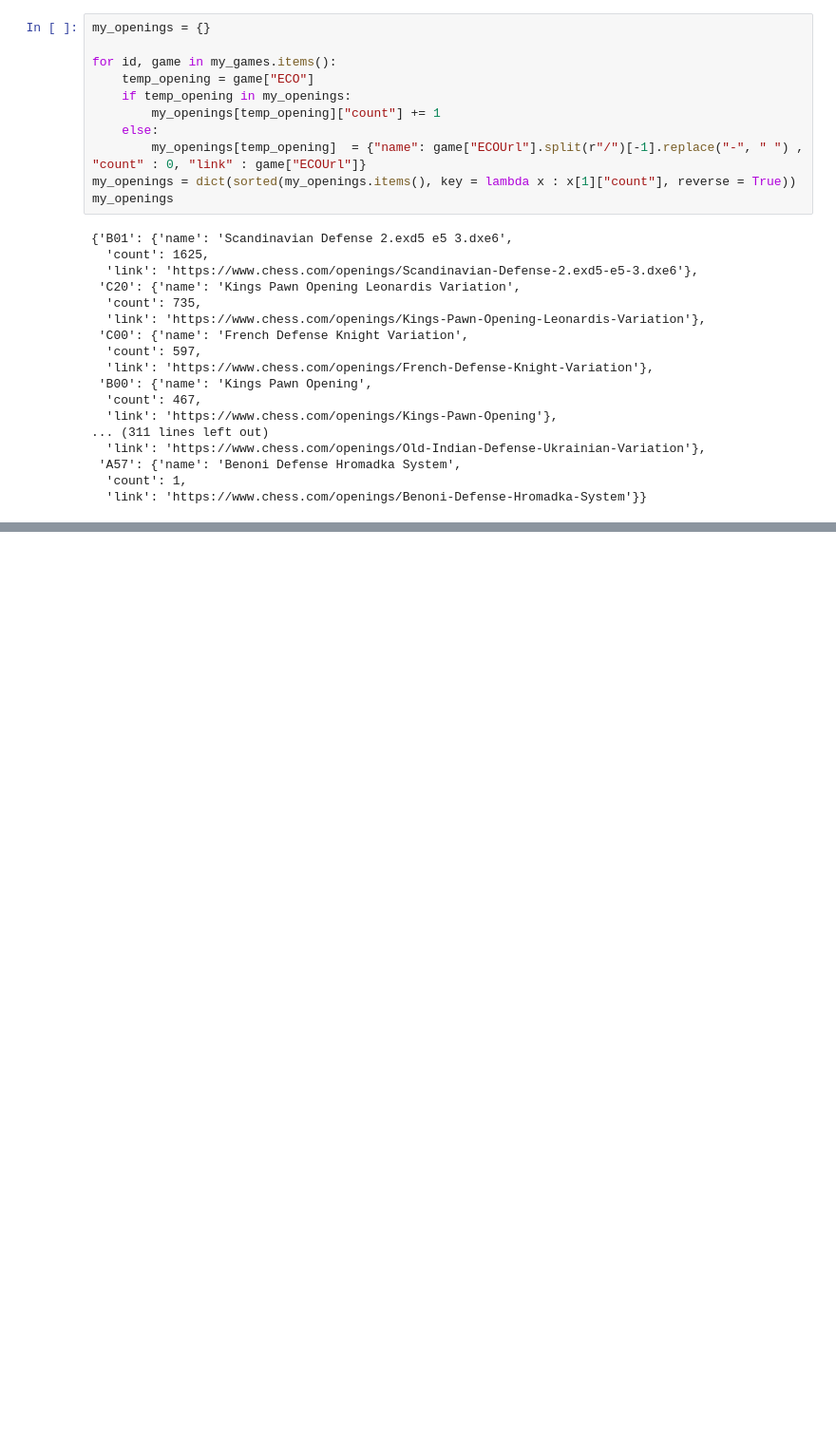
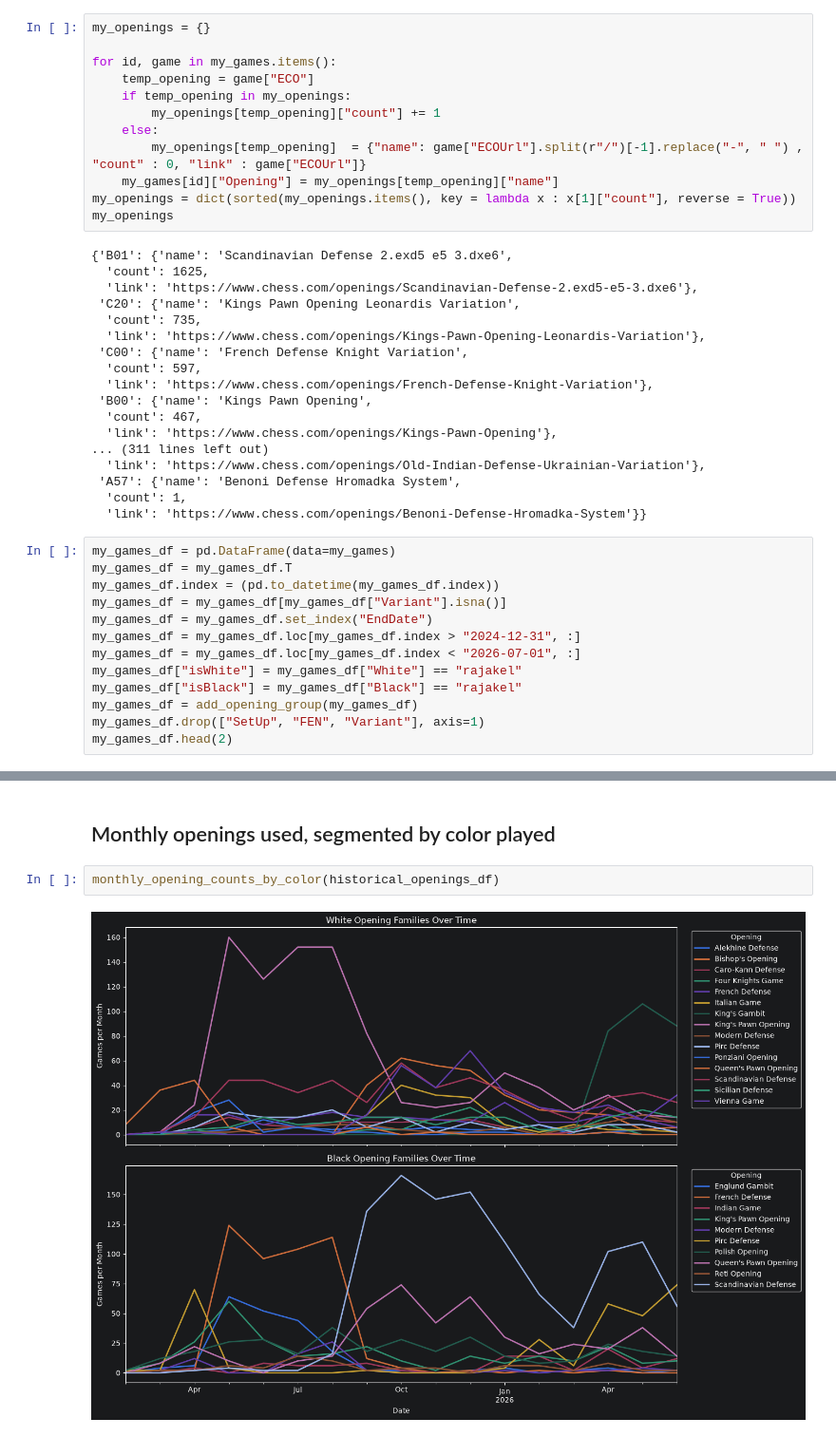
Before and after one commit to raja-akel/Python-Chess-Coach, a Jupyter notebook: my_games_statistics.ipynb, the cells around one changed output, grey strips where cells are left out. Shown at 95% size. Cells and saved outputs as stored; diff of their text form; blank space fills up the shorter version.

Commit message:
Additional analytics and intial data transformations

```diff
--- a/my_games_statistics.ipynb
+++ b/my_games_statistics.ipynb
@@ -31,6 +34,7 @@ for id, game in my_games.items():
         my_openings[temp_opening]["count"] += 1
     else:
         my_openings[temp_opening]  = {"name": game["ECOUrl"].split(r"/")[-1].replace("-", " ") , "count" : 0, "link" : game["ECOUrl"]}
+    my_games[id]["Opening"] = my_openings[temp_opening]["name"]
 my_openings = dict(sorted(my_openings.items(), key = lambda x : x[1]["count"], reverse = True))
 my_openings
 # %% [output]
@@ -52,4 +56,16 @@ my_openings
   'count': 1,
   'link': 'https://www.chess.com/openings/Benoni-Defense-Hromadka-System'}}
 # %%
+my_games_df = pd.DataFrame(data=my_games)
+my_games_df = my_games_df.T
+my_games_df.index = (pd.to_datetime(my_games_df.index))
+my_games_df = my_games_df[my_games_df["Variant"].isna()]
+my_games_df = my_games_df.set_index("EndDate")
+my_games_df = my_games_df.loc[my_games_df.index > "2024-12-31", :]
+my_games_df = my_games_df.loc[my_games_df.index < "2026-07-01", :]
+my_games_df["isWhite"] = my_games_df["White"] == "rajakel"
+my_games_df["isBlack"] = my_games_df["Black"] == "rajakel"
+my_games_df = add_opening_group(my_games_df)
+my_games_df.drop(["SetUp", "FEN", "Variant"], axis=1)
+my_games_df.head(2)
 # %% [output]
@@ -56,0 +158,6 @@ KeyError: 'Date'
+# %% [markdown]
+## Monthly openings used, segmented by color played
+# %%
+monthly_opening_counts_by_color(historical_openings_df)
+# %% [output]
+[figure, added]
```
Also changed, not shown: parts of 11 cells of this notebook, 4 other files.
